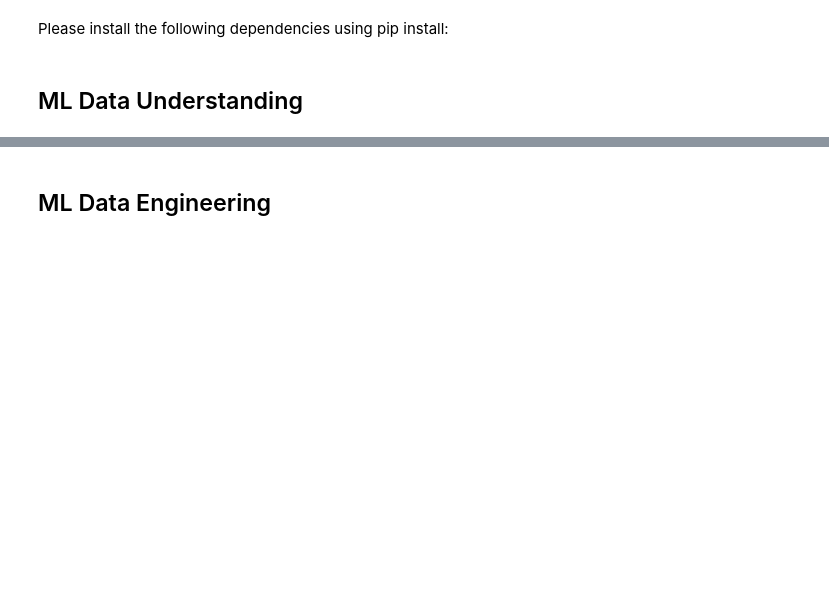
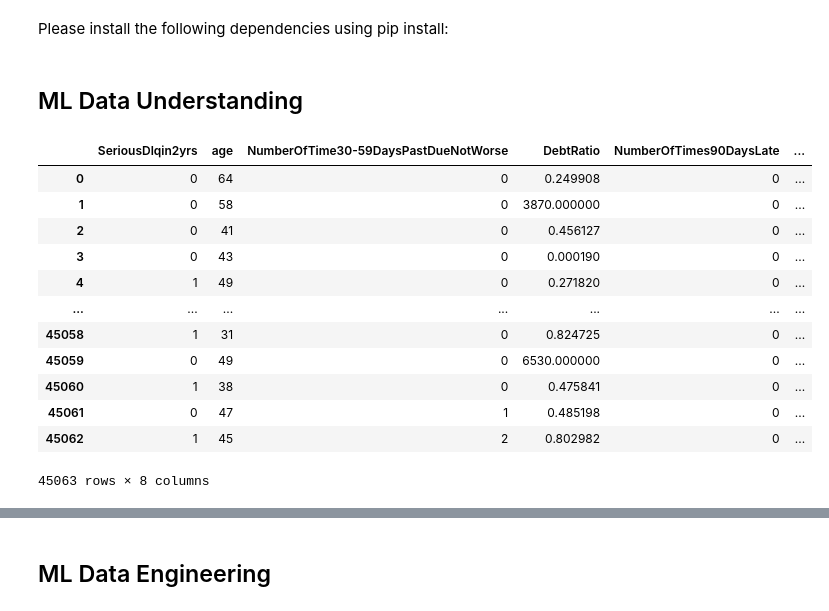
Before and after one commit to jjmartegarcia/machinelearning, a Jupyter notebook: excercises/LogisticRegression/CreditScoring.ipynb, the cells around one changed output, grey strips where cells are left out. Drawn from its saved outputs; the diff is of its cells as text; code cells hidden in the pictures; blank space fills up the shorter version.

```diff
--- a/excercises/LogisticRegression/CreditScoring.ipynb
+++ b/excercises/LogisticRegression/CreditScoring.ipynb
@@ -15,0 +52,16 @@ Please install the following dependencies using pip install:
+# %%
+display(df)
+# %% [output]
+|  | SeriousDlqin2yrs | age | NumberOfTime30-59DaysPastDueNotWorse | DebtRatio | NumberOfTimes90DaysLate | ... |
+| 0 | 0 | 64 | 0 | 0.249908 | 0 | ... |
+| 1 | 0 | 58 | 0 | 3870.000000 | 0 | ... |
+| 2 | 0 | 41 | 0 | 0.456127 | 0 | ... |
+| 3 | 0 | 43 | 0 | 0.000190 | 0 | ... |
+| 4 | 1 | 49 | 0 | 0.271820 | 0 | ... |
+| ... | ... | ... | ... | ... | ... | ... |
+| 45058 | 1 | 31 | 0 | 0.824725 | 0 | ... |
+| 45059 | 0 | 49 | 0 | 6530.000000 | 0 | ... |
+| 45060 | 1 | 38 | 0 | 0.475841 | 0 | ... |
+| 45061 | 0 | 47 | 1 | 0.485198 | 0 | ... |
+| 45062 | 1 | 45 | 2 | 0.802982 | 0 | ... |
+45063 rows × 8 columns
```
Also changed, not shown: parts of 21 cells of this notebook, 1 other file.
